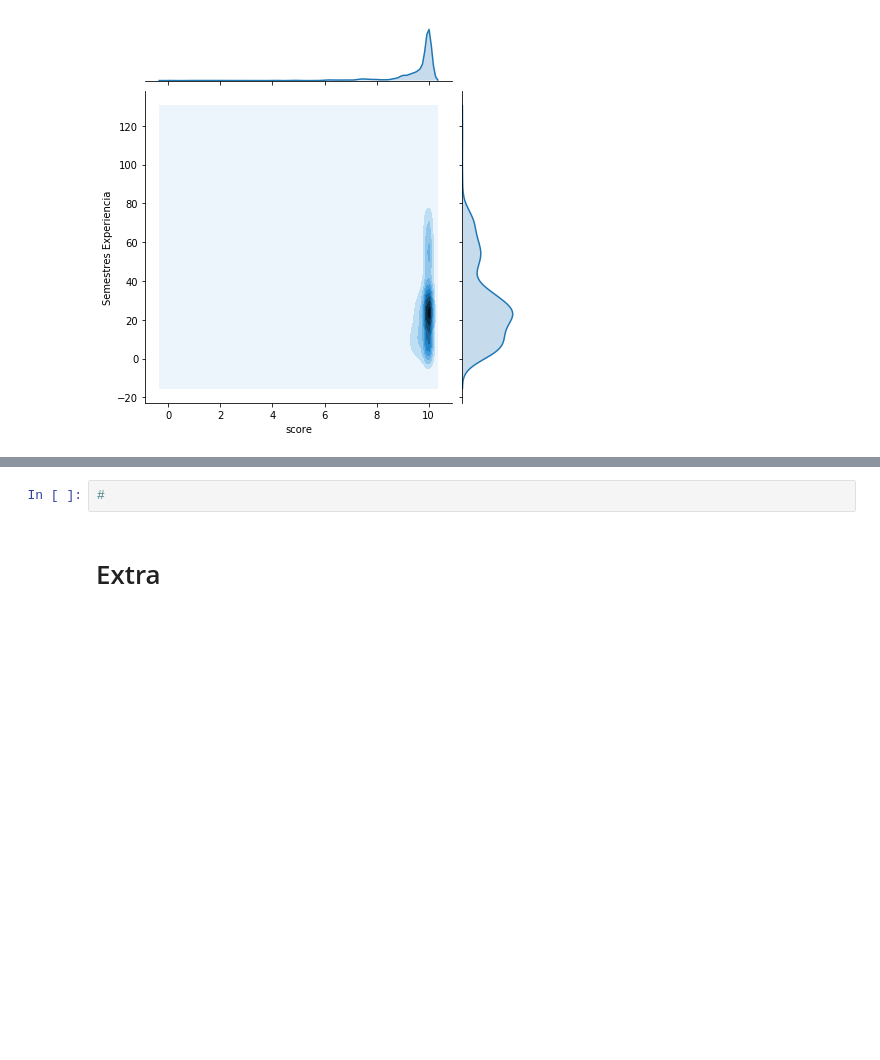
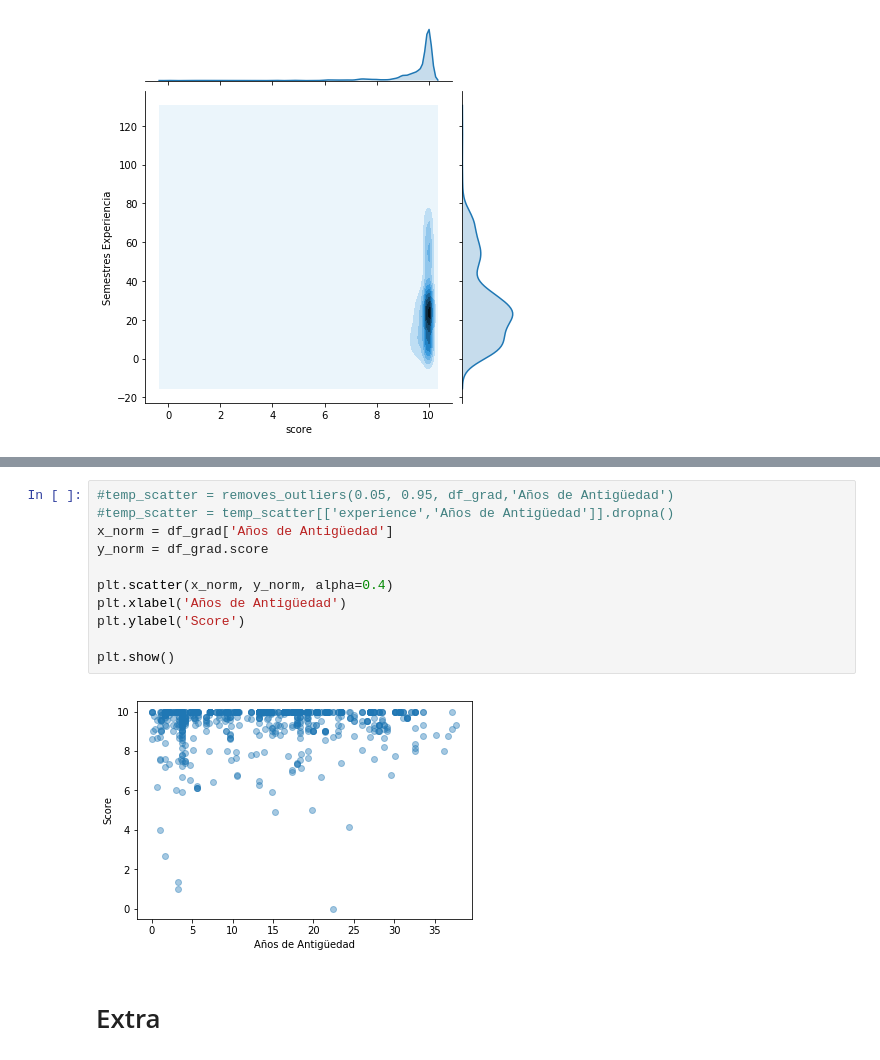
Before and after one commit to luissedas/da-project, a Jupyter notebook: Data Analytics - Final Project.ipynb, the cells around one changed output, grey strips where cells are left out. Drawn from its saved outputs; the diff is of its cells as text; blank space fills up the shorter version.

```diff
--- a/Data Analytics - Final Project.ipynb
+++ b/Data Analytics - Final Project.ipynb
@@ -87,5 +92,16 @@ plt.show()
-# %%
-#
+# %%
+#temp_scatter = removes_outliers(0.05, 0.95, df_grad,'Años de Antigüedad')
+#temp_scatter = temp_scatter[['experience','Años de Antigüedad']].dropna()
+x_norm = df_grad['Años de Antigüedad']
+y_norm = df_grad.score
+
+plt.scatter(x_norm, y_norm, alpha=0.4)
+plt.xlabel('Años de Antigüedad')
+plt.ylabel('Score')
+
+plt.show()
+# %% [output]
+[figure, added]
 # %% [markdown]
 # Extra
 # %%
```
Also changed, not shown: parts of 2 cells of this notebook, 1 other file.
